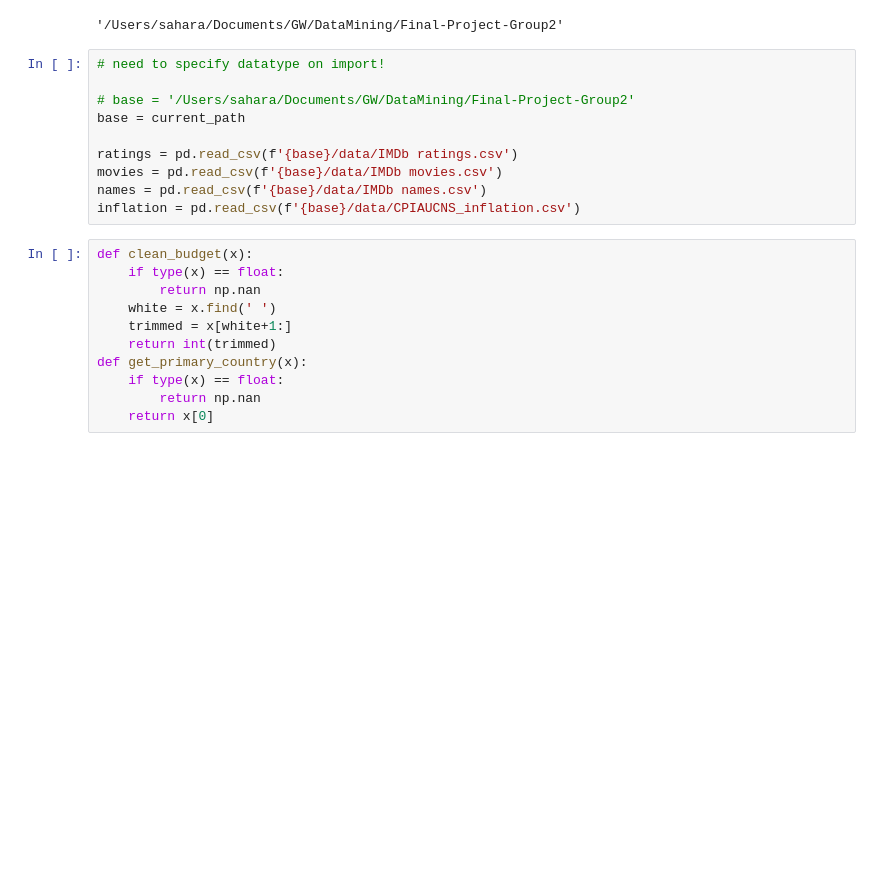
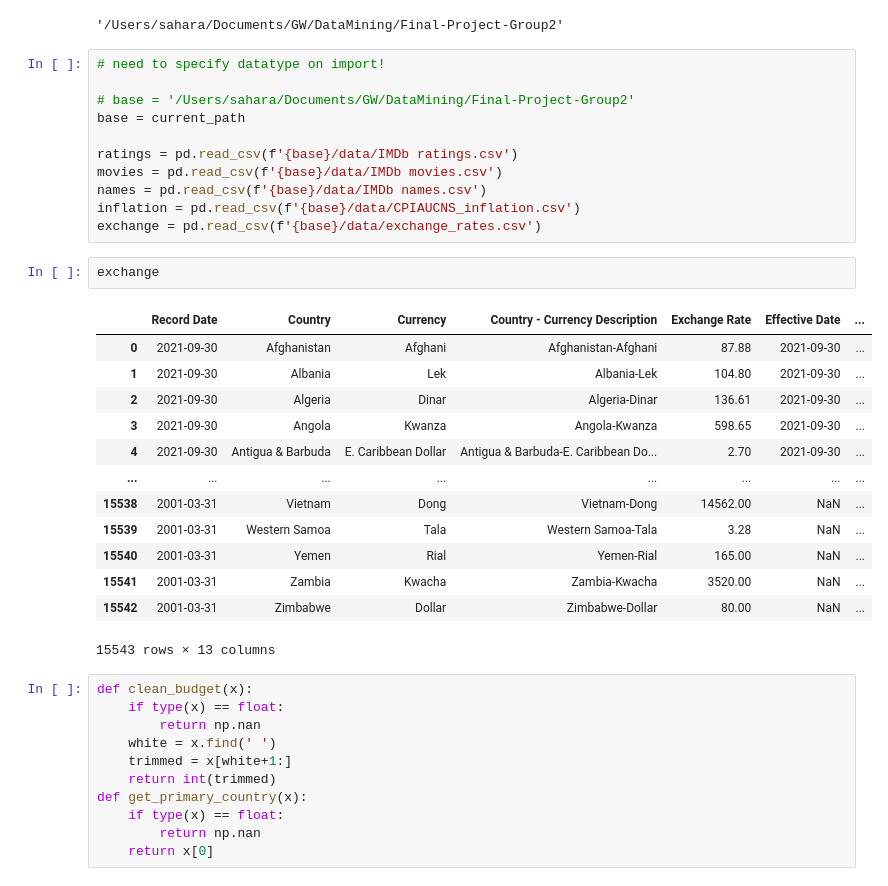
Before and after one commit to Saharae/Final-Project-Group2, a Jupyter notebook: sahara-ensley-individual-project/Code/preprocessing.ipynb, the cells around one changed output. Cells and saved outputs as stored; diff of their text form; blank space fills up the shorter version.

```diff
--- a/sahara-ensley-individual-project/Code/preprocessing.ipynb
+++ b/sahara-ensley-individual-project/Code/preprocessing.ipynb
@@ -21,6 +21,23 @@ ratings = pd.read_csv(f'{base}/data/IMDb ratings.csv')
 movies = pd.read_csv(f'{base}/data/IMDb movies.csv')
 names = pd.read_csv(f'{base}/data/IMDb names.csv')
 inflation = pd.read_csv(f'{base}/data/CPIAUCNS_inflation.csv')
+exchange = pd.read_csv(f'{base}/data/exchange_rates.csv')
+# %%
+exchange
+# %% [output]
+|  | Record Date | Country | Currency | Country - Currency Description | Exchange Rate | Effective Date | ... |
+| 0 | 2021-09-30 | Afghanistan | Afghani | Afghanistan-Afghani | 87.88 | 2021-09-30 | ... |
+| 1 | 2021-09-30 | Albania | Lek | Albania-Lek | 104.80 | 2021-09-30 | ... |
+| 2 | 2021-09-30 | Algeria | Dinar | Algeria-Dinar | 136.61 | 2021-09-30 | ... |
+| 3 | 2021-09-30 | Angola | Kwanza | Angola-Kwanza | 598.65 | 2021-09-30 | ... |
+| 4 | 2021-09-30 | Antigua & Barbuda | E. Caribbean Dollar | Antigua & Barbuda-E. Caribbean Do... | 2.70 | 2021-09-30 | ... |
+| ... | ... | ... | ... | ... | ... | ... | ... |
+| 15538 | 2001-03-31 | Vietnam | Dong | Vietnam-Dong | 14562.00 | NaN | ... |
+| 15539 | 2001-03-31 | Western Samoa | Tala | Western Samoa-Tala | 3.28 | NaN | ... |
+| 15540 | 2001-03-31 | Yemen | Rial | Yemen-Rial | 165.00 | NaN | ... |
+| 15541 | 2001-03-31 | Zambia | Kwacha | Zambia-Kwacha | 3520.00 | NaN | ... |
+| 15542 | 2001-03-31 | Zimbabwe | Dollar | Zimbabwe-Dollar | 80.00 | NaN | ... |
+15543 rows × 13 columns
 # %%
 def clean_budget(x):
     if type(x) == float:
```
Also changed, not shown: 1 other file.
